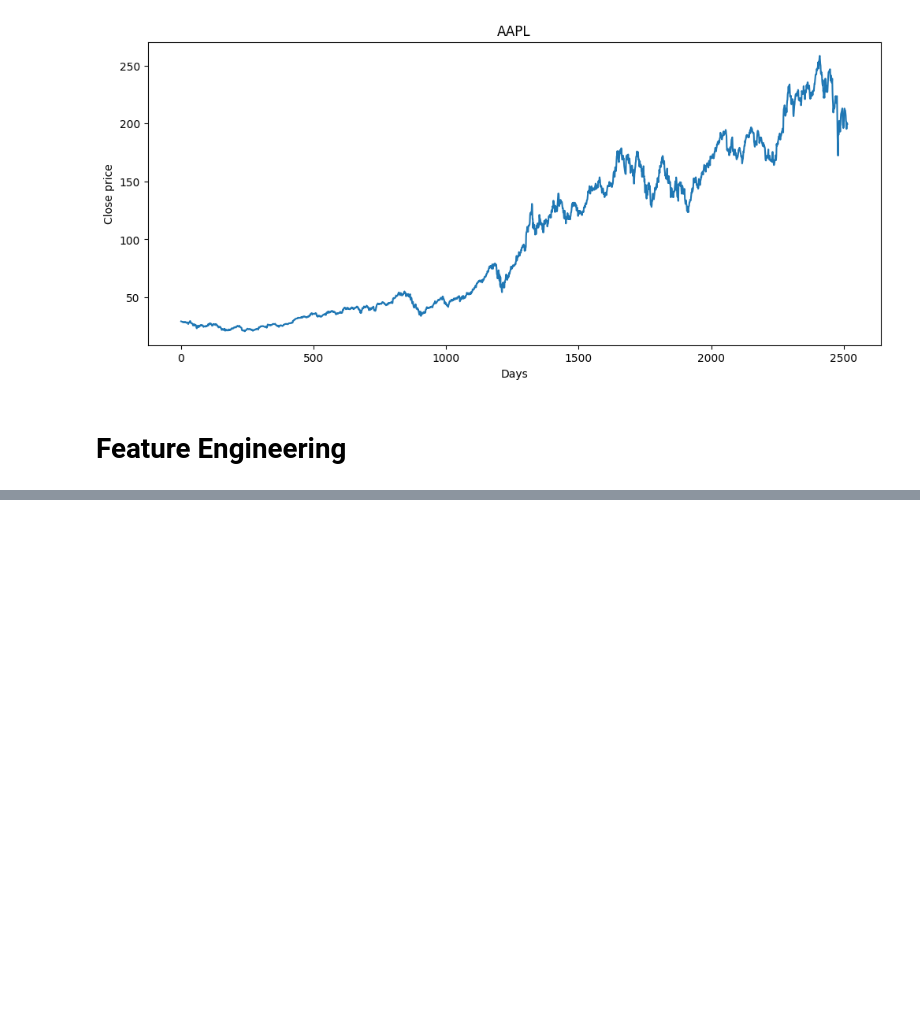
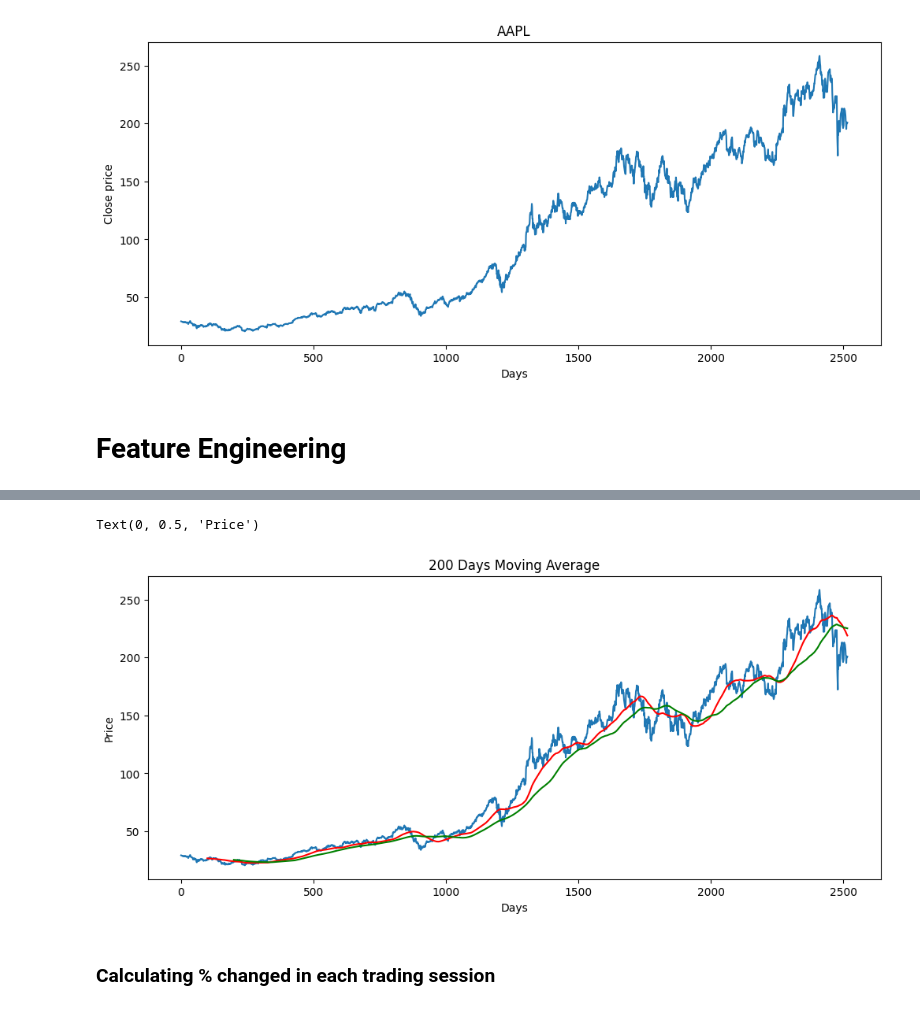
Before and after one commit to prodip1023/Real_Time_Stock_Prediction, a Jupyter notebook: stock_notebook.ipynb, the cells around one changed output, grey strips where cells are left out. Drawn from its saved outputs; the diff is of its cells as text; code cells hidden in the pictures; blank space fills up the shorter version.

```diff
--- a/stock_notebook.ipynb
+++ b/stock_notebook.ipynb
@@ -134,0 +216,3 @@ Text(0, 0.5, 'Close price')
+# %%
+df['MA_200'] = df.Close.rolling(200).mean()
+df.head(203)
@@ -134,0 +233,13 @@ Text(0, 0.5, 'Close price')
+# %%
+plt.figure(figsize=(12,5))
+plt.plot(df.Close)
+plt.plot(df.MA_100, color='red')
+plt.plot(df.MA_200, color='green')
+plt.title('200 Days Moving Average')
+plt.xlabel('Days')
+plt.ylabel('Price')
+# %% [output]
+Text(0, 0.5, 'Price')
+[figure, added]
+# %% [markdown]
+### Calculating % changed in each trading session
```
Also changed, not shown: parts of 65 cells of this notebook, 2 other files.
